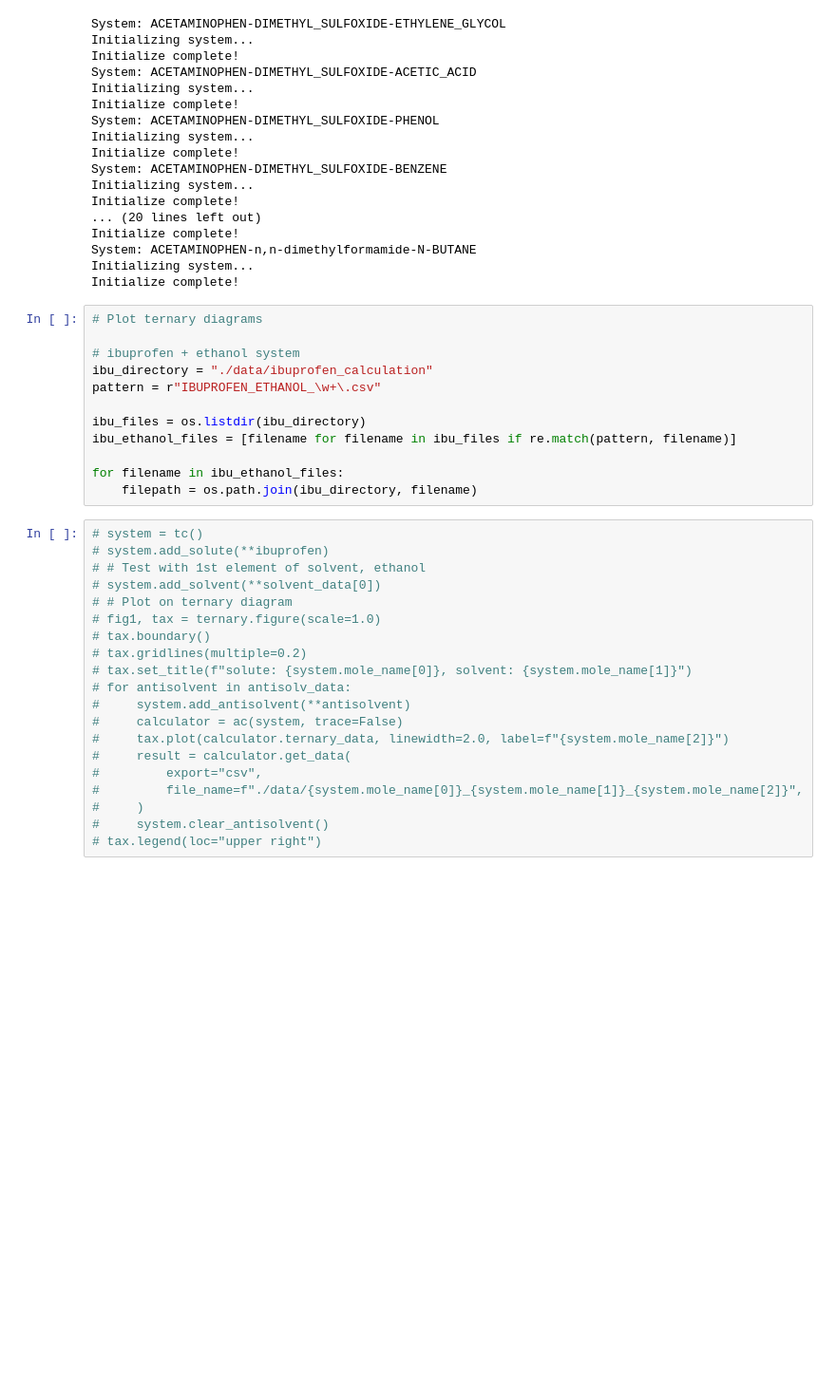
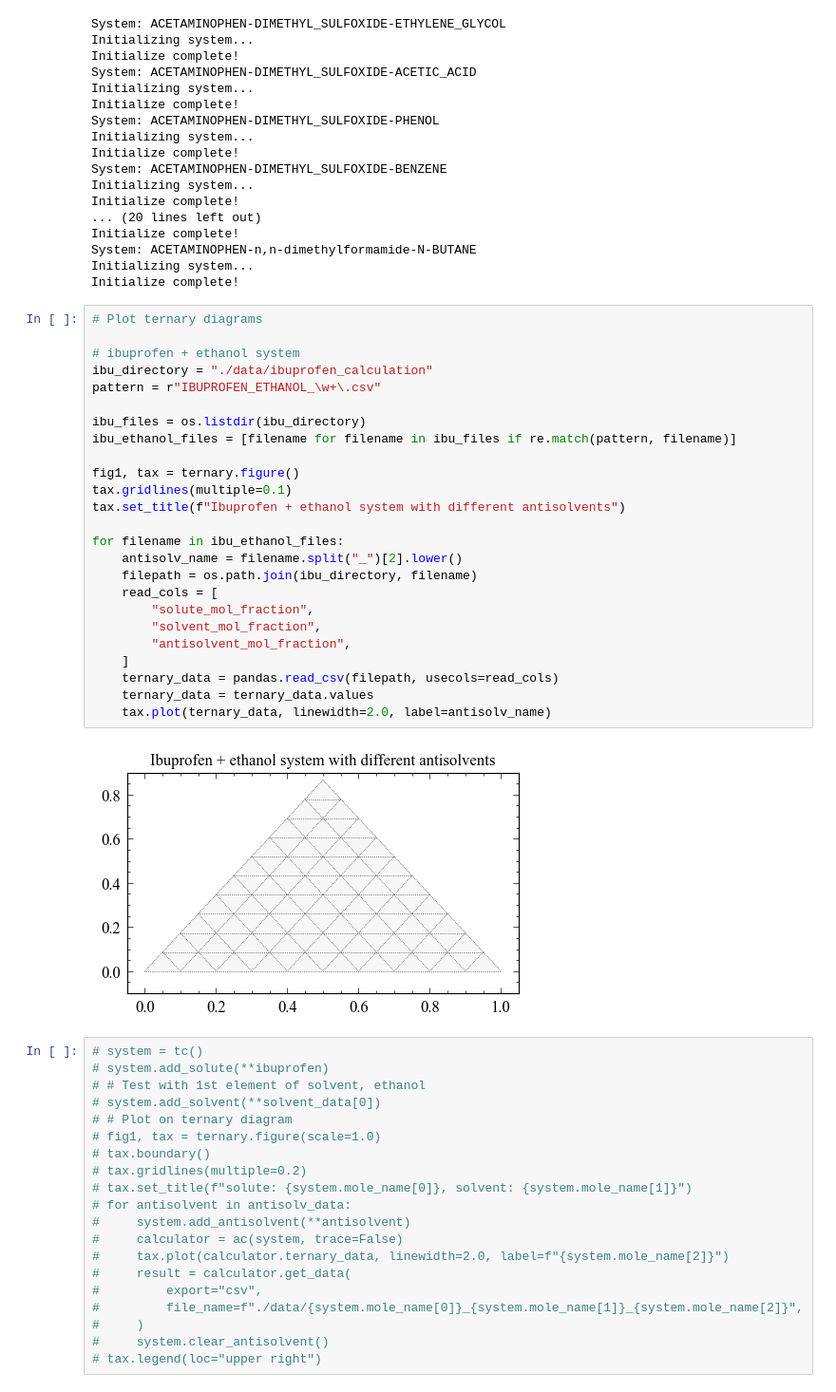
Before and after one commit to HyuntaeKR/drowning-out, a Jupyter notebook: thesis_project/pharma_antisolvent_screening.ipynb, the cells around one changed output. Shown at 95% size. Cells and saved outputs as stored; diff of their text form; blank space fills up the shorter version.

Commit message:
Write code for ternary plotting

```diff
--- a/thesis_project/pharma_antisolvent_screening.ipynb
+++ b/thesis_project/pharma_antisolvent_screening.ipynb
@@ -150,15 +150,30 @@ Initialize complete!
 # %%
 # Plot ternary diagrams
 
 # ibuprofen + ethanol system
 ibu_directory = "./data/ibuprofen_calculation"
 pattern = r"IBUPROFEN_ETHANOL_\w+\.csv"
 
 ibu_files = os.listdir(ibu_directory)
 ibu_ethanol_files = [filename for filename in ibu_files if re.match(pattern, filename)]
 
+fig1, tax = ternary.figure()
+tax.gridlines(multiple=0.1)
+tax.set_title(f"Ibuprofen + ethanol system with different antisolvents")
+
 for filename in ibu_ethanol_files:
+    antisolv_name = filename.split("_")[2].lower()
     filepath = os.path.join(ibu_directory, filename)
+    read_cols = [
+        "solute_mol_fraction",
+        "solvent_mol_fraction",
+        "antisolvent_mol_fraction",
+    ]
+    ternary_data = pandas.read_csv(filepath, usecols=read_cols)
+    ternary_data = ternary_data.values
+    tax.plot(ternary_data, linewidth=2.0, label=antisolv_name)
+# %% [output]
+[figure, added]
 # %%
 # system = tc()
 # system.add_solute(**ibuprofen)
```
